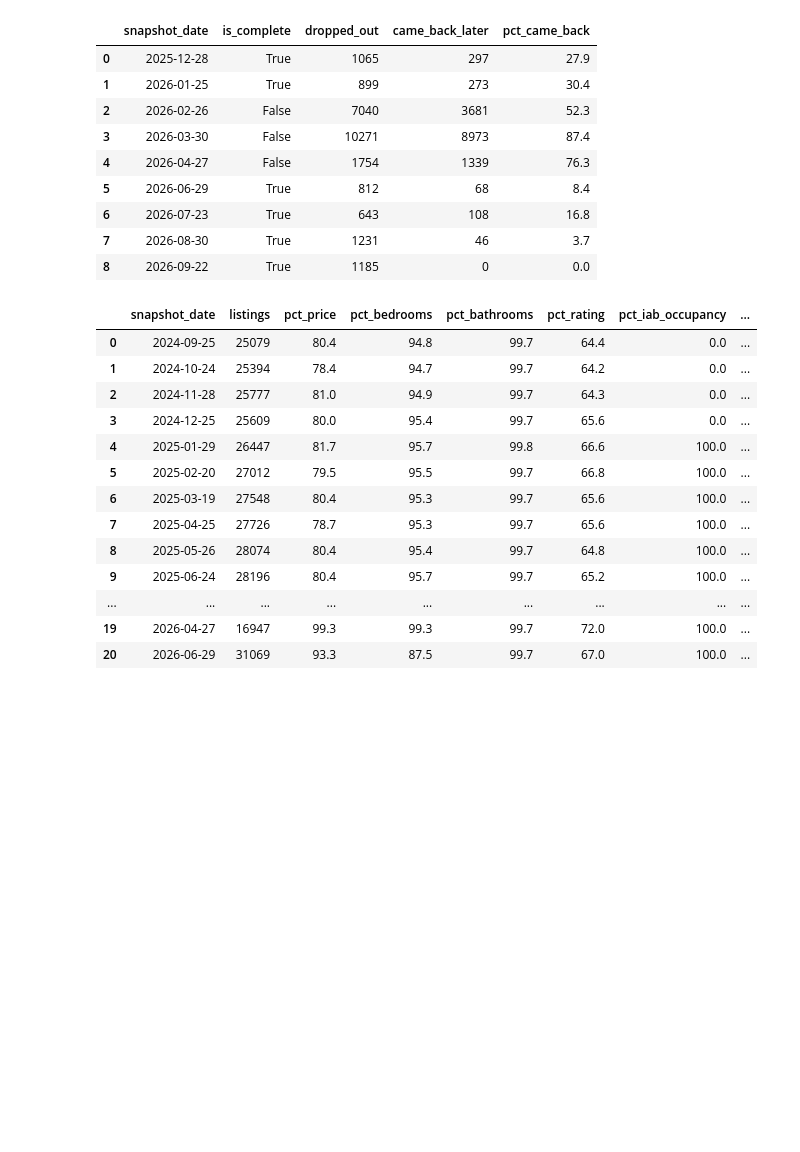
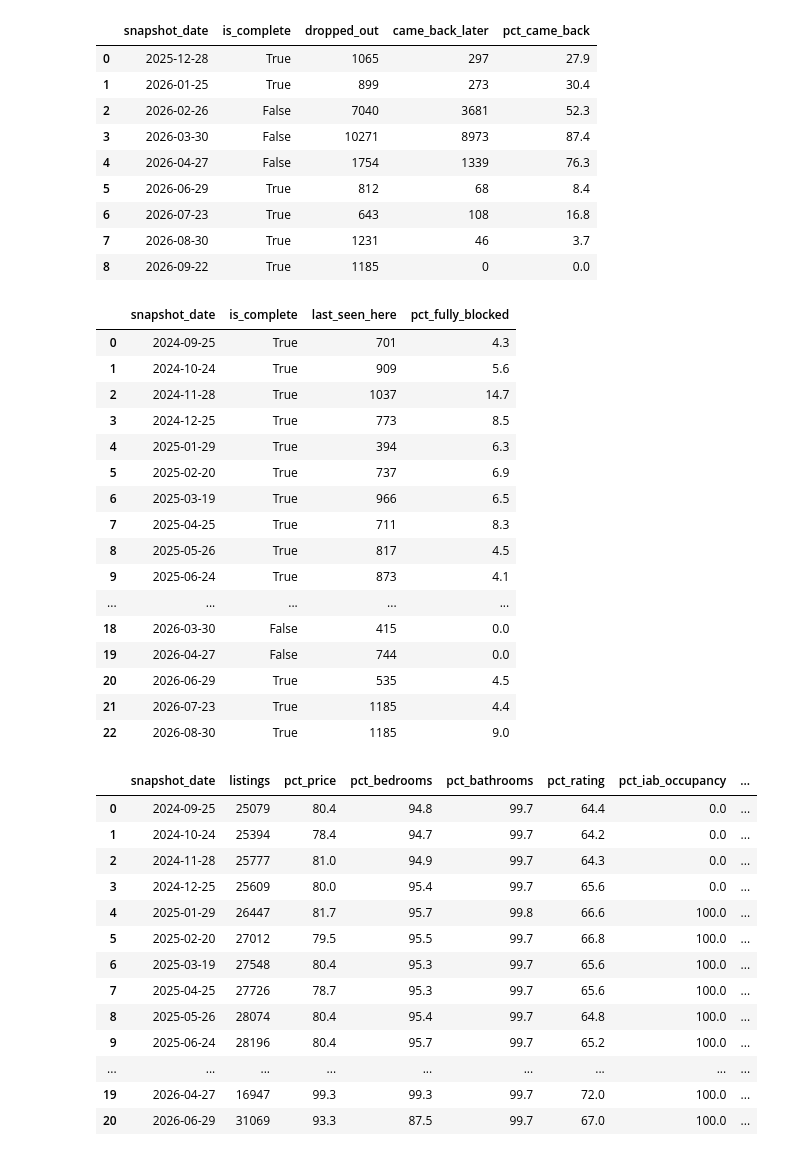
Before and after one commit to OmidAkrami/bangkok-airbnb-data-useful-for-travel-investment, a Jupyter notebook: notebooks/bangkok_airbnb_sql.ipynb, the cells around one changed output. Drawn from its saved outputs; the diff is of its cells as text; code cells hidden in the pictures; blank space fills up the shorter version.

```diff
--- a/notebooks/bangkok_airbnb_sql.ipynb
+++ b/notebooks/bangkok_airbnb_sql.ipynb
@@ -560,6 +583,26 @@ q("select * from dq_dropouts where snapshot_date >= '2025-12-01'")
 | 6 | 2026-07-23 | True | 643 | 108 | 16.8 |
 | 7 | 2026-08-30 | True | 1231 | 46 | 3.7 |
 | 8 | 2026-09-22 | True | 1185 | 0 | 0.0 |
+# %%
+q("select * from dq_leavers_blocked")
+# %% [output]
+|  | snapshot_date | is_complete | last_seen_here | pct_fully_blocked |
+| 0 | 2024-09-25 | True | 701 | 4.3 |
+| 1 | 2024-10-24 | True | 909 | 5.6 |
+| 2 | 2024-11-28 | True | 1037 | 14.7 |
+| 3 | 2024-12-25 | True | 773 | 8.5 |
+| 4 | 2025-01-29 | True | 394 | 6.3 |
+| 5 | 2025-02-20 | True | 737 | 6.9 |
+| 6 | 2025-03-19 | True | 966 | 6.5 |
+| 7 | 2025-04-25 | True | 711 | 8.3 |
+| 8 | 2025-05-26 | True | 817 | 4.5 |
+| 9 | 2025-06-24 | True | 873 | 4.1 |
+| ... | ... | ... | ... | ... |
+| 18 | 2026-03-30 | False | 415 | 0.0 |
+| 19 | 2026-04-27 | False | 744 | 0.0 |
+| 20 | 2026-06-29 | True | 535 | 4.5 |
+| 21 | 2026-07-23 | True | 1185 | 4.4 |
+| 22 | 2026-08-30 | True | 1185 | 9.0 |
 # %%
 q("select * from dq_fill_rates")
 # %% [output]
```
Also changed, not shown: parts of 10 cells of this notebook, 17 other files.
